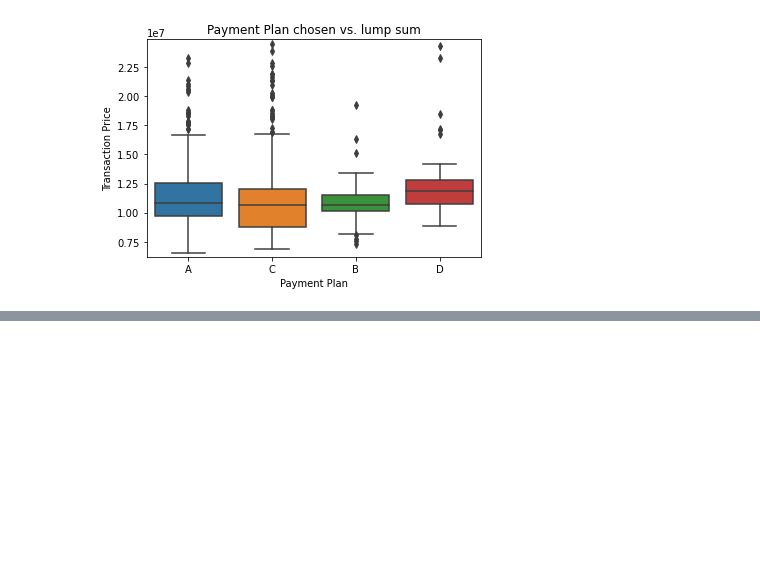
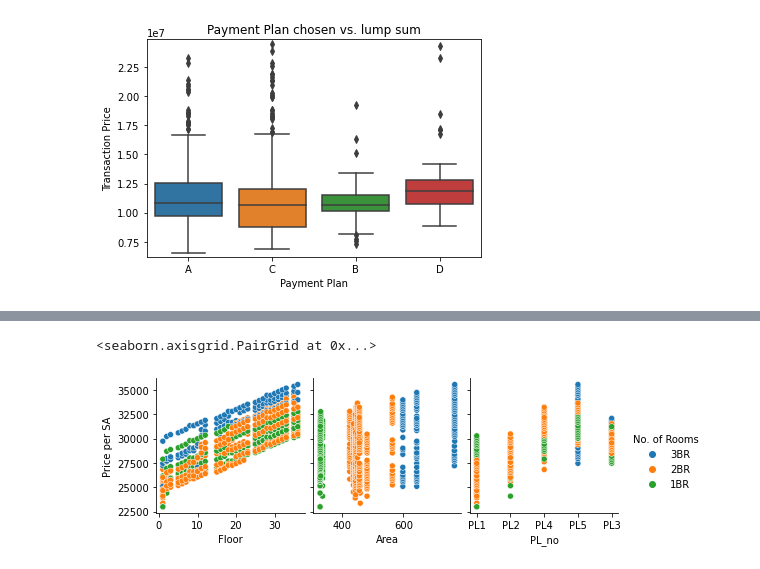
Before and after one commit to fl0c/Springboard, a Jupyter notebook: DataCapstone2_EDA.ipynb, the cells around one changed output, grey strips where cells are left out. Saved outputs shown, nothing was run; the diff lists cells and outputs as text; code cells hidden in the pictures; blank space fills up the shorter version.

```diff
--- a/DataCapstone2_EDA.ipynb
+++ b/DataCapstone2_EDA.ipynb
@@ -183,0 +184,22 @@ No notable differences observed from the payment plans vs. lump sum.
+# %%
+# further clean data before modelling
+# columns to drop: 'ID', 'Flat Type' (duplicate with No. of Rooms), 'Price' (duplicate with Price/SA), 'first_sale', 'Date_PASP'
+# df1, all_units = 'Tower', 'Floor', 'Unit', 'Area', 'No. of Rooms'
+# df2, pl_released = 'Tower', 'Floor', 'Unit', 'Area', 'No. of Rooms', 'Price per SA', 'PL_no'
+##### drop null rows then can predict price of flats with unreleased price list #####
+# df3, sold = 'Tower', 'Floor', 'Unit', 'Area', 'No. of Rooms', 'Price per SA', 'PL_no', 'Date_ASP', 'Trans_Price', 'Payment_Terms'
+
+all_units = df.drop(['ID','Flat Type','Price','first_sale', 'Date_PASP', 'Price per SA', 'PL_no', 'Date_ASP', 'Trans_Price', 'Payment_Terms'],axis =1)
+all_units.info()
+
+
+pl_released = df.drop(['ID','Flat Type','Price','first_sale', 'Date_PASP', 'Date_ASP', 'Trans_Price', 'Payment_Terms'],axis =1)
+pl_released = pl_released.dropna(0) #drop nan rows
+pl_released.info()
+
+sold = df.drop(['ID','Flat Type','Price','first_sale', 'Date_PASP'],axis =1)
+sold = sold.dropna(0) #drop nan rows
+sold.info()
+
+Prediction = df[df.PL_no.isna()].drop(['ID','Flat Type','Price','first_sale', 'Date_PASP', 'Date_ASP', 'Trans_Price', 'Payment_Terms'],axis =1)
+Prediction.info()
@@ -183,0 +244,5 @@ No notable differences observed from the payment plans vs. lump sum.
+# %%
+sns.pairplot(pl_released, y_vars = 'Price per SA', x_vars = ['Floor', 'Area', 'PL_no'], hue = 'No. of Rooms')
+# %% [output]
+<seaborn.axisgrid.PairGrid at 0x...>
+[figure, added]
```
Also changed, not shown: parts of 22 cells of this notebook.
